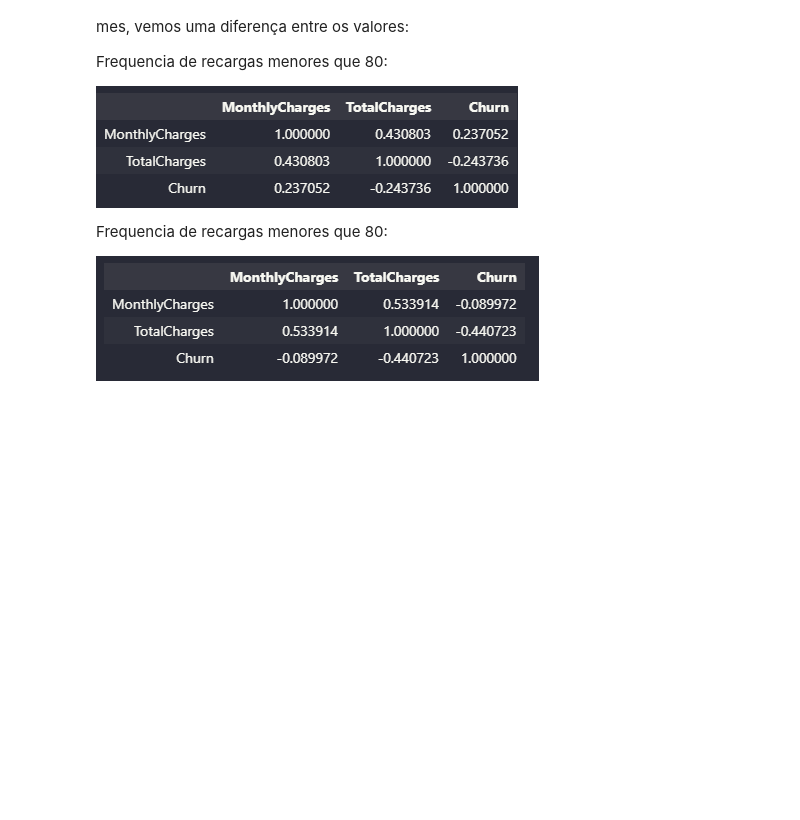
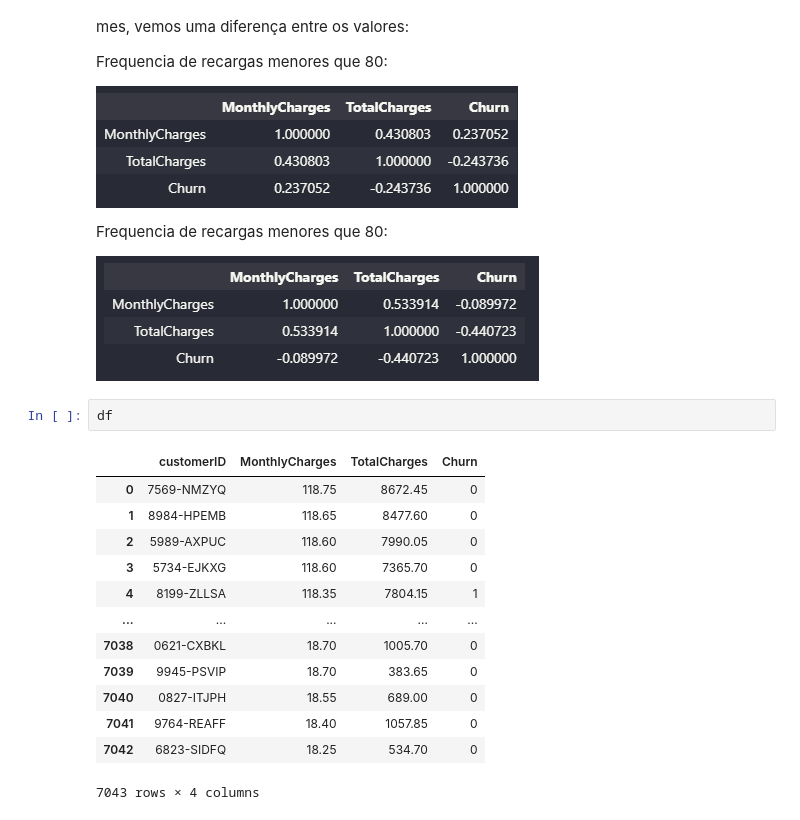
Before and after one commit to WesleySouza13/Analise-em-Churn, a Jupyter notebook: notebooks/ChargesEda.ipynb, the cells around one changed output. Cells and saved outputs as stored; diff of their text form; blank space fills up the shorter version.

```diff
--- a/notebooks/ChargesEda.ipynb
+++ b/notebooks/ChargesEda.ipynb
@@ -116,3 +118,19 @@ Frequencia de recargas menores que 80:
 Frequencia de recargas menores que 80:
 
 ![image-2.png](attachment:image-2.png)
+# %%
+df
+# %% [output]
+|  | customerID | MonthlyCharges | TotalCharges | Churn |
+| 0 | 7569-NMZYQ | 118.75 | 8672.45 | 0 |
+| 1 | 8984-HPEMB | 118.65 | 8477.60 | 0 |
+| 2 | 5989-AXPUC | 118.60 | 7990.05 | 0 |
+| 3 | 5734-EJKXG | 118.60 | 7365.70 | 0 |
+| 4 | 8199-ZLLSA | 118.35 | 7804.15 | 1 |
+| ... | ... | ... | ... | ... |
+| 7038 | 0621-CXBKL | 18.70 | 1005.70 | 0 |
+| 7039 | 9945-PSVIP | 18.70 | 383.65 | 0 |
+| 7040 | 0827-ITJPH | 18.55 | 689.00 | 0 |
+| 7041 | 9764-REAFF | 18.40 | 1057.85 | 0 |
+| 7042 | 6823-SIDFQ | 18.25 | 534.70 | 0 |
+7043 rows × 4 columns
```
Also changed, not shown: parts of 2 cells of this notebook, 3 other files.
